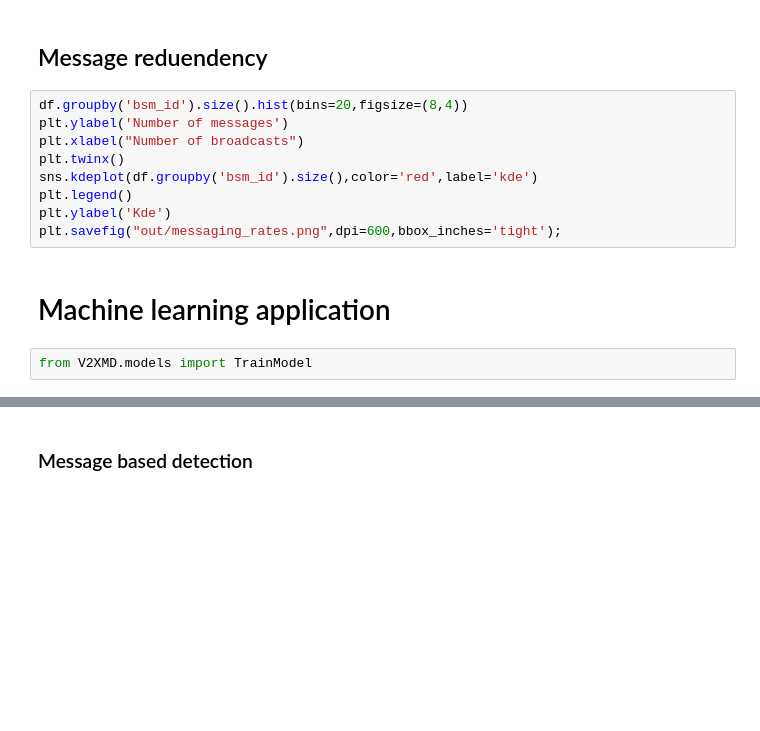
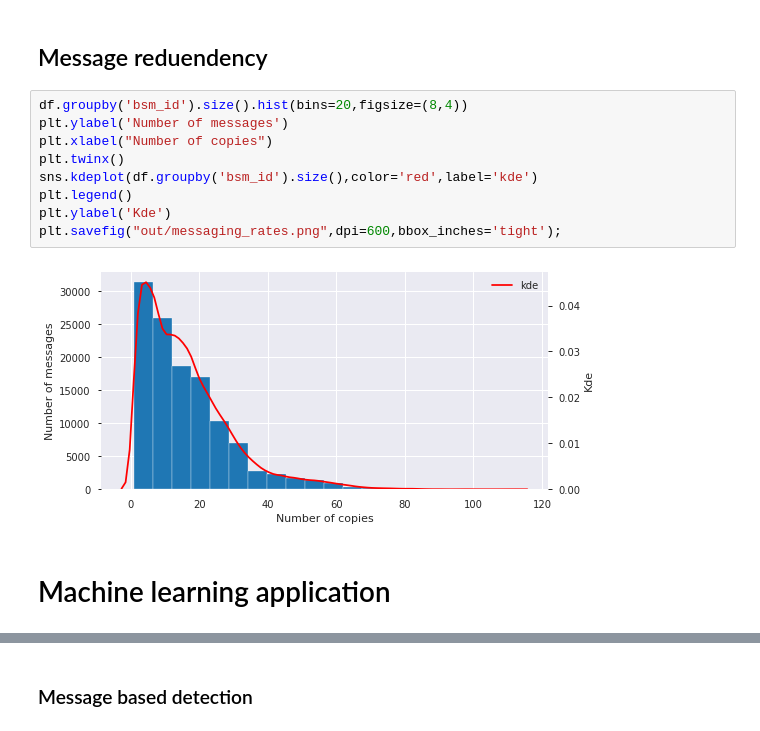
Before and after one commit to mohammedLamine/Spatial-and-temporal-cross-validation-strategy-for-misbehavior-detection-in-C-ITS, a Jupyter notebook: VEREMI misbehavior detection.ipynb, the cells around one changed output, grey strips where cells are left out. Cells and saved outputs as stored; diff of their text form; blank space fills up the shorter version.

Commit message:
- added data leakage test and figures

```diff
--- a/VEREMI misbehavior detection.ipynb
+++ b/VEREMI misbehavior detection.ipynb
@@ -176,16 +209,16 @@ plt.savefig("out/boxplots_features.png",dpi=300,bbox_inches='tight')
 # %%
 df.groupby('bsm_id').size().hist(bins=20,figsize=(8,4))
 plt.ylabel('Number of messages')
-plt.xlabel("Number of broadcasts")
+plt.xlabel("Number of copies")
 plt.twinx()
 sns.kdeplot(df.groupby('bsm_id').size(),color='red',label='kde')
 plt.legend()
 plt.ylabel('Kde')
 plt.savefig("out/messaging_rates.png",dpi=600,bbox_inches='tight');
+# %% [output]
+[figure, added]
 # %% [markdown]
 # Machine learning application
-# %%
-from V2XMD.models import TrainModel
 # %%
 """
 This part of the notebook contains all expiriments.
```
Also changed, not shown: parts of 38 cells of this notebook, 24 other files.
